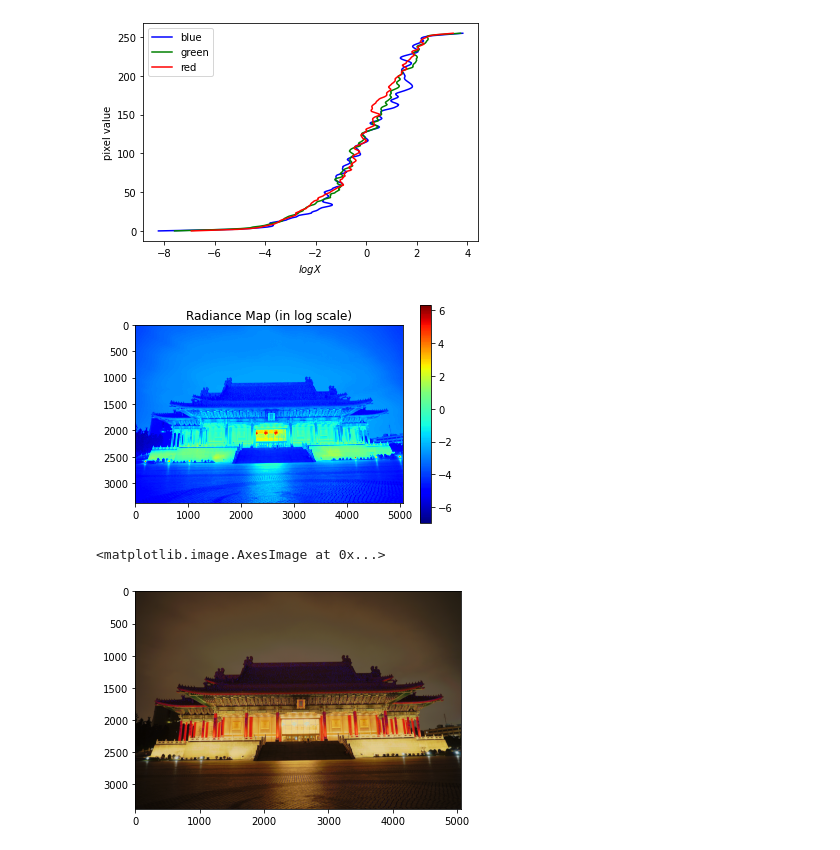
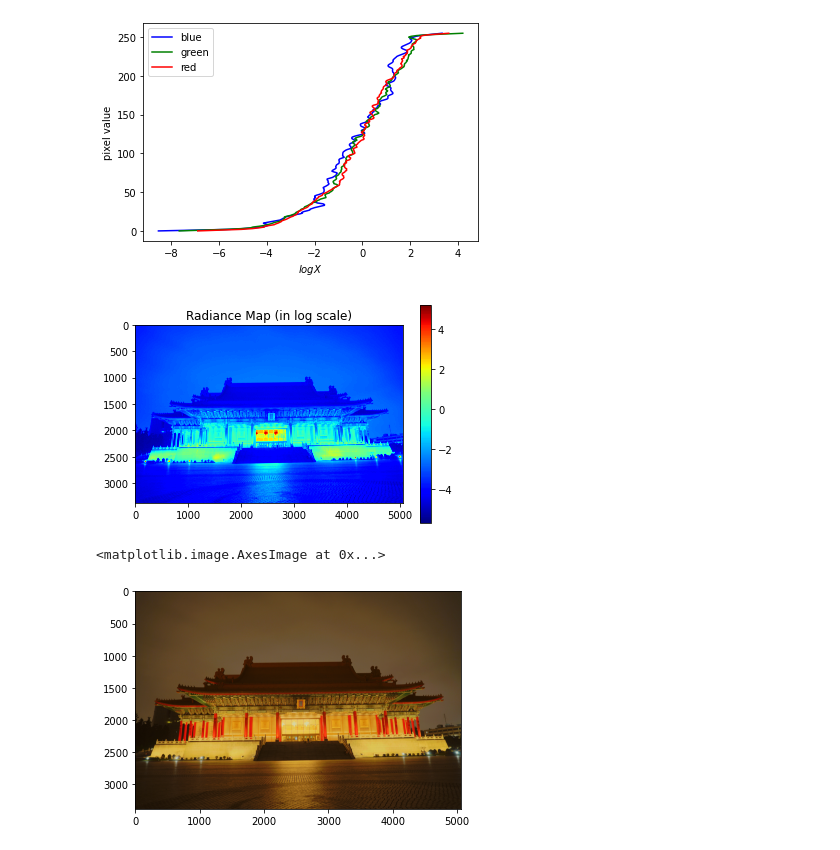
Before and after one commit to b05902105/NTU-VFX-2021-Spring, a Jupyter notebook: hw1/hw1.ipynb, the cells around one changed output. Saved outputs shown, nothing was run; the diff lists cells and outputs as text; code cells hidden in the pictures.

```diff
--- a/hw1/hw1.ipynb
+++ b/hw1/hw1.ipynb
@@ -29,8 +29,14 @@ def indices_sampling(images, size=50):
     N, P = tmp.shape
     return np.random.choice(tmp.std(axis=0).argsort()[::-1][10:-10], size, replace=False)
 
-def get_windows():
-    return np.array([x if x <= 127.5 else 255-x for x in range(256)])
+def get_windows(segment=[20, 40, 60, 70, 80, 85, 90, 92, 94, 96, 98, 100], plot=False):
+    # check if len(segment) >= 2, and if segment is in ascending order
+    idx = np.linspace(0, 127, len(segment), dtype=int)
+    concate = np.concatenate([np.linspace(segment[i], segment[i+1], idx[i+1]-idx[i]+1)[:-1] for i in range(len(segment)-1)])
+    ret = np.r_[concate, [segment[-1]]*2, concate[::-1]]
+    if plot:
+        plt.plot(np.arange(256), ret)
+    return ret
 # %%
 def debevec(Z, T, l, w):
     N, P = Z.shape
@@ -89,7 +95,7 @@ def hdr_reconstruction(images, T, g, w):
     # transpose to (3 x h x w x P)
     images = images.transpose(3, 1, 2, 0).reshape(3, -1, P)
     for i, img in enumerate(images):
-        e = np.exp(((w[img]*(g[i][img] - np.tile(T, (H*W, 1)))).sum(axis=1))/(w[img].sum(axis=1)+1e-30))
+        e = np.exp(((w[img]*(g[i][img] - np.tile(T, (H*W, 1)))).sum(axis=1))/(w[img].sum(axis=1)))
         res.append(e.reshape(H, W))
     return np.r_[res].transpose(1, 2, 0)
 
@@ -130,7 +136,7 @@ def mtb_alignment(img1, img2, t=10, M=50, r=1, num_iter=4):
     print('\tBest direction:', global_best_d, ' '*10)
     return global_best_d
 
-def plot_responsive_curves(G):
+def plot_responsive_curves(G, save=False):
     fig, ax = plt.subplots()
     ax.plot(G[0], np.arange(256), 'b', label='blue')
     ax.plot(G[1], np.arange(256), 'g', label='green')
@@ -138,16 +144,19 @@ def plot_responsive_curves(G):
     ax.set_xlabel('$log X$')
     ax.set_ylabel('pixel value')
     ax.legend()
+    if save:
+        plt.savefig('responsive.png', dpi=300)
     plt.show()
 
-def plot_radiance_map(img, center_ratio=0.1):
+def plot_radiance_map(img, center_ratio=0.1, save=False):
     gray = np.log(np.average(img, axis=-1, weights=[19, 183, 54]))
     fig, ax = plt.subplots()
     m, M = gray.min(), gray.max()
     pcm = ax.imshow(gray, norm=Norm(vmin=m, vmax=M, vcenter=m*(1-center_ratio)+M*(center_ratio)), cmap='jet')
     ax.set_title('Radiance Map (in log scale)')
     fig.colorbar(pcm, ax=ax)
-    plt.savefig('radiance.png', dpi=300)
+    if save:
+        plt.savefig('radiance.png', dpi=300)
     plt.show()
 
 def gammaToneMapping(image, gamma=3):
@@ -186,18 +195,27 @@ images = imread(path)
 images = np.array([center_crop(x, ratio=0.01) for x in images])
 blurs = np.array([cv2.GaussianBlur(img, (9, 9), 0) for img in images])
 P = len(blurs)
+
+Save = True
 # %%
-indices = indices_sampling(blurs, size=2000)
+if not Save:
+    indices = indices_sampling(blurs, size=10000)
 
-# Sampling images' pixel value in a (3 x N x P) form
-Z = blurs.transpose(3, 1, 2, 0).reshape(3, -1, P)[:, indices]
+    # Sampling images' pixel value in a (3 x N x P) form
+    Z = blurs.transpose(3, 1, 2, 0).reshape(3, -1, P)[:, indices]
 
-G = []
-for i in range(3):
-    g, e = debevec(Z[i], img3_shutter_speed, 5, get_windows())
-    G.append(g)
+    G = []
+    for i in range(3):
+        g, e = debevec(Z[i], img3_shutter_speed, 5, get_windows())
+        G.append(g)
+    with open('g10000.npy', 'wb') as f:
+        np.save(f, np.r_[G])
+else:
+    with open('g10000.npy', 'rb') as f:
+        G = np.load(f)
+
 plot_responsive_curves(G)
 img = hdr_reconstruction(images, img3_shutter_speed, G, get_windows())
 #plot_radiance_map(img, center_ratio=0.2)
 # %% [output]
-[figure, old version]
+[figure, new version]
@@ -204,13 +228,14 @@ img = hdr_reconstruction(images, img3_shutter_speed, G, get_windows())
 # %%
 plot_radiance_map(img, center_ratio=0.6)
 # %% [output]
-[figure, old version]
+[figure, new version]
 # %%
-para = [1.3, 0, 0.3, 0]
+para = [1.3, 0, 0.5, 0.1]
 tonemapReinhard = cv2.createTonemapReinhard(para[0], para[1], para[2], para[3])
 ldr = tonemapReinhard.process(img.astype(np.float32))
-cv2.imwrite('reinhard_%.1f,%.1f,%.1f,%.1f.JPG' % (para[0], para[1], para[2], para[3]), (ldr*255).astype(np.int))
+ldr[np.isnan(ldr)] = 0
+cv2.imwrite('windows_10,reinhard_%.1f,%.1f,%.1f,%.1f.JPG' % (para[0], para[1], para[2], para[3]), (ldr*255).astype(int))
 plt.imshow(ldr[:, :, ::-1])
 # %% [output]
 <matplotlib.image.AxesImage at 0x...>
-[figure, old version]
+[figure, new version]
```
Also changed, not shown: parts of 1 cell of this notebook.
